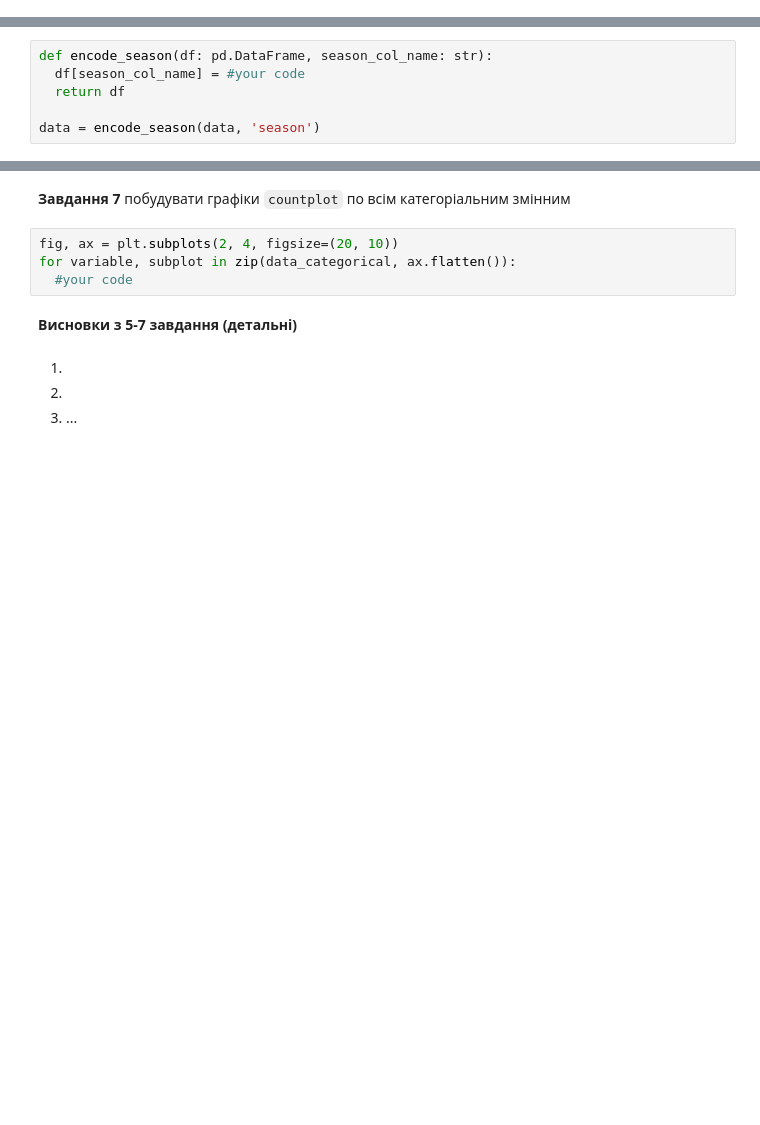
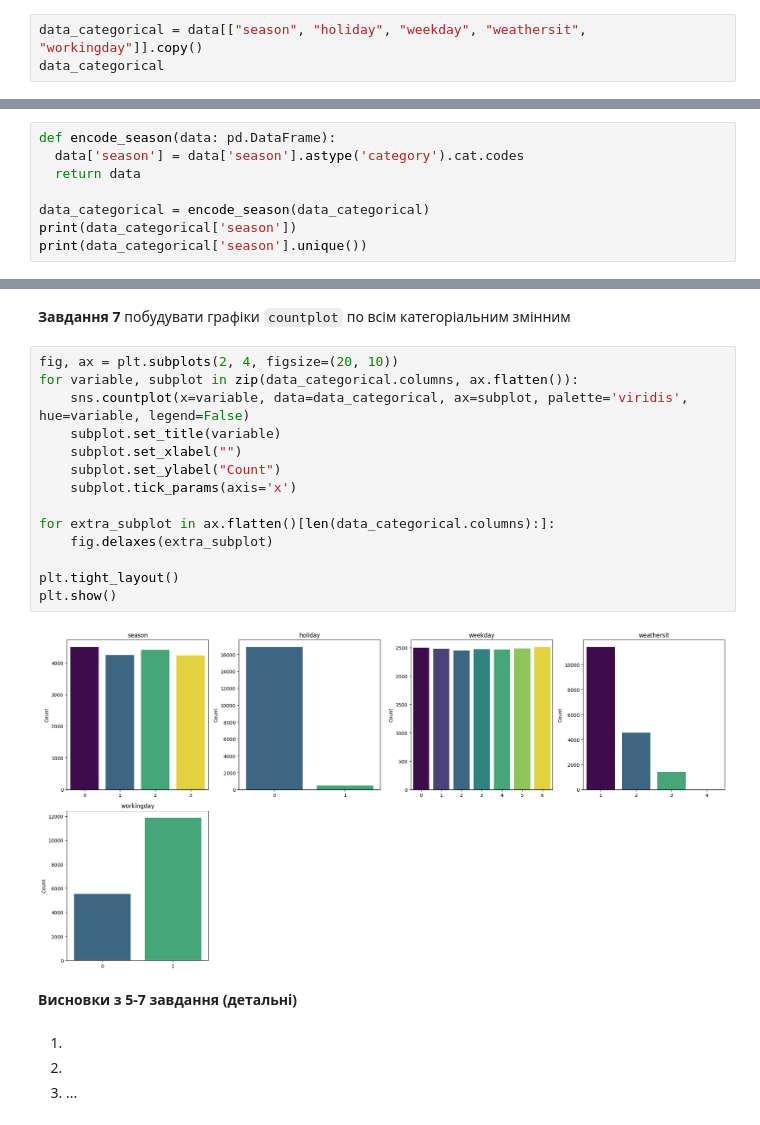
Before and after one commit to newiide/AI_LABS, a Jupyter notebook: Task4_Regression_basicAI.ipynb, the cells around one changed output, grey strips where cells are left out. Cells and saved outputs as stored; diff of their text form; blank space fills up the shorter version.

```diff
--- a/Task4_Regression_basicAI.ipynb
+++ b/Task4_Regression_basicAI.ipynb
@@ -182,0 +181,3 @@ data_categorical = #your code
+# %%
+data_categorical = data[["season", "holiday", "weekday", "weathersit", "workingday"]].copy()
+data_categorical
@@ -183,8 +198,10 @@ data_categorical = #your code
 # %% [markdown]
 **Завдання 6** перетворіть змінну `season` в числову шкалу.
-# %%
-def encode_season(df: pd.DataFrame, season_col_name: str):
-  df[season_col_name] = #your code
-  return df
-
-data = encode_season(data, 'season')
+# %%
+def encode_season(data: pd.DataFrame):
+  data['season'] = data['season'].astype('category').cat.codes
+  return data
+
+data_categorical = encode_season(data_categorical)
+print(data_categorical['season'])
+print(data_categorical['season'].unique())
@@ -191,9 +222,21 @@ data = encode_season(data, 'season')
 # %% [markdown]
 **Завдання 7** побудувати графіки `countplot` по всім категоріальним змінним
-# %%
-fig, ax = plt.subplots(2, 4, figsize=(20, 10))
-for variable, subplot in zip(data_categorical, ax.flatten()):
-  #your code
+# %%
+fig, ax = plt.subplots(2, 4, figsize=(20, 10))
+for variable, subplot in zip(data_categorical.columns, ax.flatten()):
+    sns.countplot(x=variable, data=data_categorical, ax=subplot, palette='viridis', hue=variable, legend=False)
+    subplot.set_title(variable)
+    subplot.set_xlabel("")
+    subplot.set_ylabel("Count")
+    subplot.tick_params(axis='x')
+
+for extra_subplot in ax.flatten()[len(data_categorical.columns):]:
+    fig.delaxes(extra_subplot)
+
+plt.tight_layout()
+plt.show()
+# %% [output]
+[figure, added]
 # %% [markdown]
 **Висновки з 5-7 завдання (детальні)**
 # %% [markdown]
```
Also changed, not shown: parts of 9 cells of this notebook.
